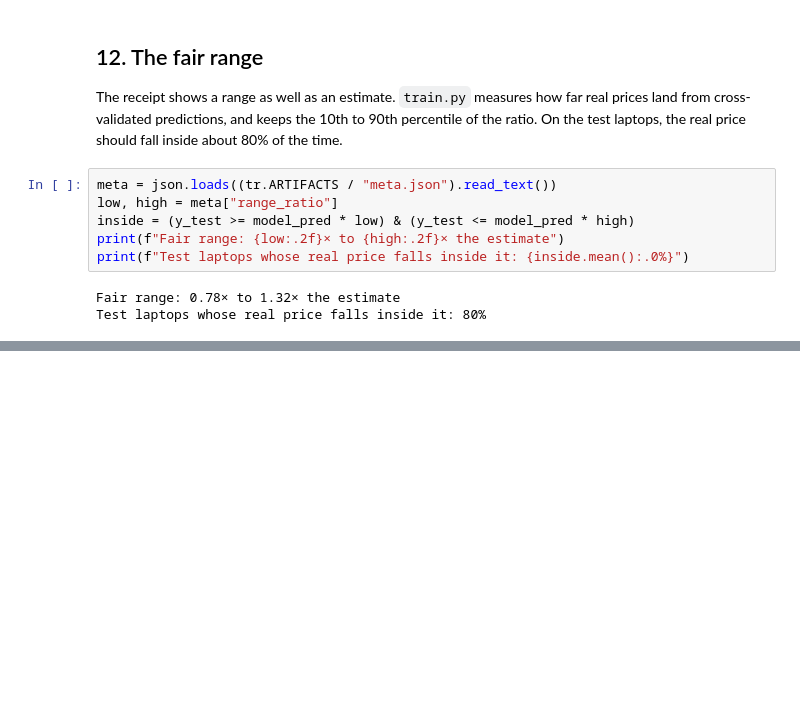
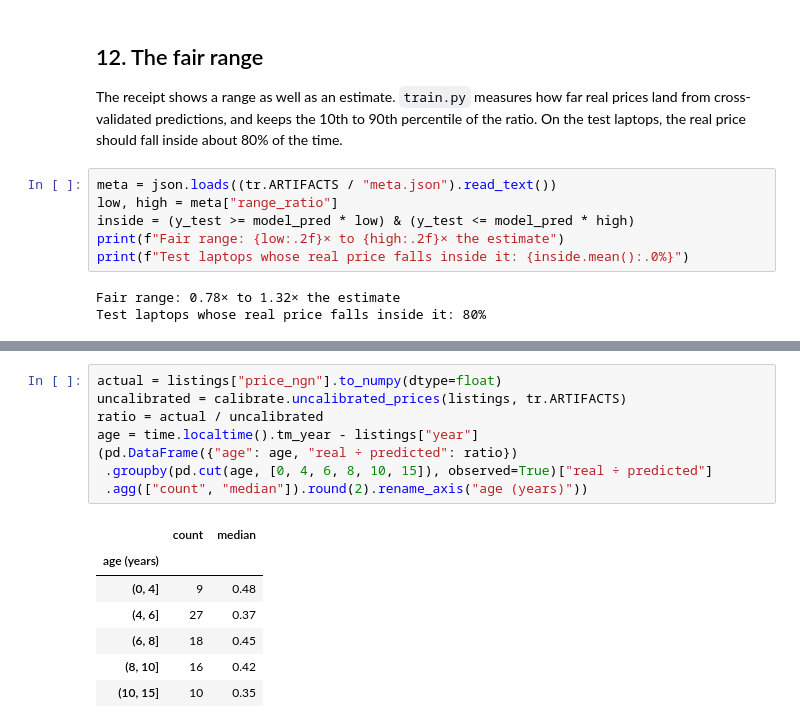
Before and after one commit to iamelio/used-laptop-price-estimator, a Jupyter notebook: notebooks/laptop_price_model.ipynb, the cells around one changed output, grey strips where cells are left out. Cells and saved outputs as stored; diff of their text form; blank space fills up the shorter version.

```diff
--- a/notebooks/laptop_price_model.ipynb
+++ b/notebooks/laptop_price_model.ipynb
@@ -567,0 +592,16 @@ Test laptops whose real price falls inside it: 80%
+# %%
+actual = listings["price_ngn"].to_numpy(dtype=float)
+uncalibrated = calibrate.uncalibrated_prices(listings, tr.ARTIFACTS)
+ratio = actual / uncalibrated
+age = time.localtime().tm_year - listings["year"]
+(pd.DataFrame({"age": age, "real ÷ predicted": ratio})
+ .groupby(pd.cut(age, [0, 4, 6, 8, 10, 15]), observed=True)["real ÷ predicted"]
+ .agg(["count", "median"]).round(2).rename_axis("age (years)"))
+# %% [output]
+|  | count | median |
+| age (years) |  |  |
+| (0, 4] | 9 | 0.48 |
+| (4, 6] | 27 | 0.37 |
+| (6, 8] | 18 | 0.45 |
+| (8, 10] | 16 | 0.42 |
+| (10, 15] | 10 | 0.35 |
```
Also changed, not shown: parts of 14 cells of this notebook, 5 other files.
